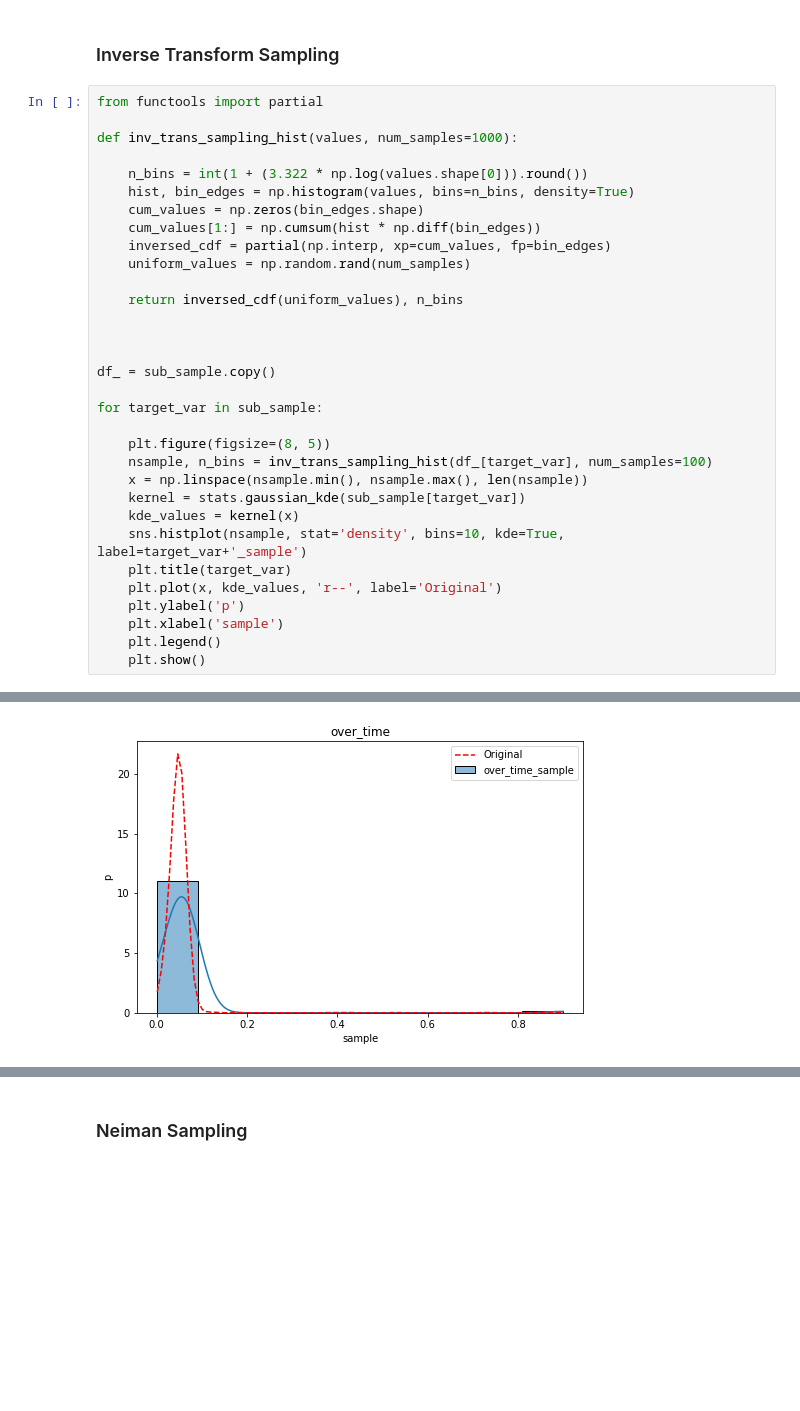
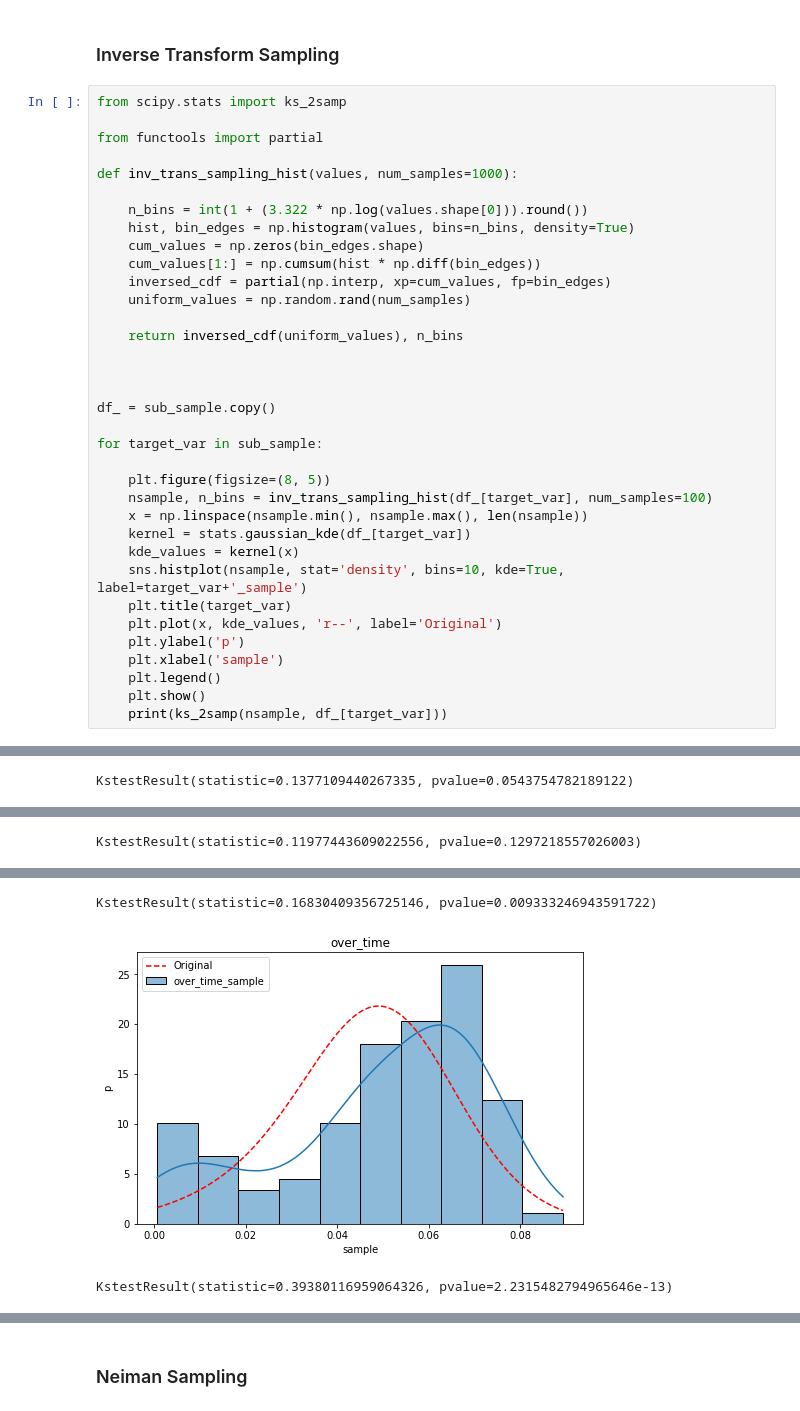
Before and after one commit to skozh/MM, a Jupyter notebook: Task3.ipynb, the cells around one changed output, grey strips where cells are left out. Saved outputs shown, nothing was run; the diff lists cells and outputs as text; blank space fills up the shorter version.

```diff
--- a/Task3.ipynb
+++ b/Task3.ipynb
@@ -176,6 +176,8 @@ vif_data
 # %% [markdown]
 ### Inverse Transform Sampling
 # %%
+from scipy.stats import ks_2samp
+
 from functools import partial
 
 def inv_trans_sampling_hist(values, num_samples=1000):
@@ -198,7 +200,7 @@ for target_var in sub_sample:
     plt.figure(figsize=(8, 5))
     nsample, n_bins = inv_trans_sampling_hist(df_[target_var], num_samples=100)
     x = np.linspace(nsample.min(), nsample.max(), len(nsample))
-    kernel = stats.gaussian_kde(sub_sample[target_var])
+    kernel = stats.gaussian_kde(df_[target_var])
     kde_values = kernel(x)
     sns.histplot(nsample, stat='density', bins=10, kde=True, label=target_var+'_sample')
     plt.title(target_var)
@@ -207,4 +209,5 @@ for target_var in sub_sample:
     plt.xlabel('sample')
     plt.legend()
     plt.show()
+    print(ks_2samp(nsample, df_[target_var]))
 # %% [output]
@@ -212,0 +217 @@ for target_var in sub_sample:
+KstestResult(statistic=0.1377109440267335, pvalue=0.0543754782189122)
@@ -213,0 +219 @@ for target_var in sub_sample:
+KstestResult(statistic=0.11977443609022556, pvalue=0.1297218557026003)
@@ -215 +221,3 @@ for target_var in sub_sample:
+KstestResult(statistic=0.16830409356725146, pvalue=0.009333246943591722)
-[figure, old version]
+[figure, new version]
+KstestResult(statistic=0.39380116959064326, pvalue=2.2315482794965646e-13)
```
Also changed, not shown: parts of 20 cells of this notebook, 1 other file.
